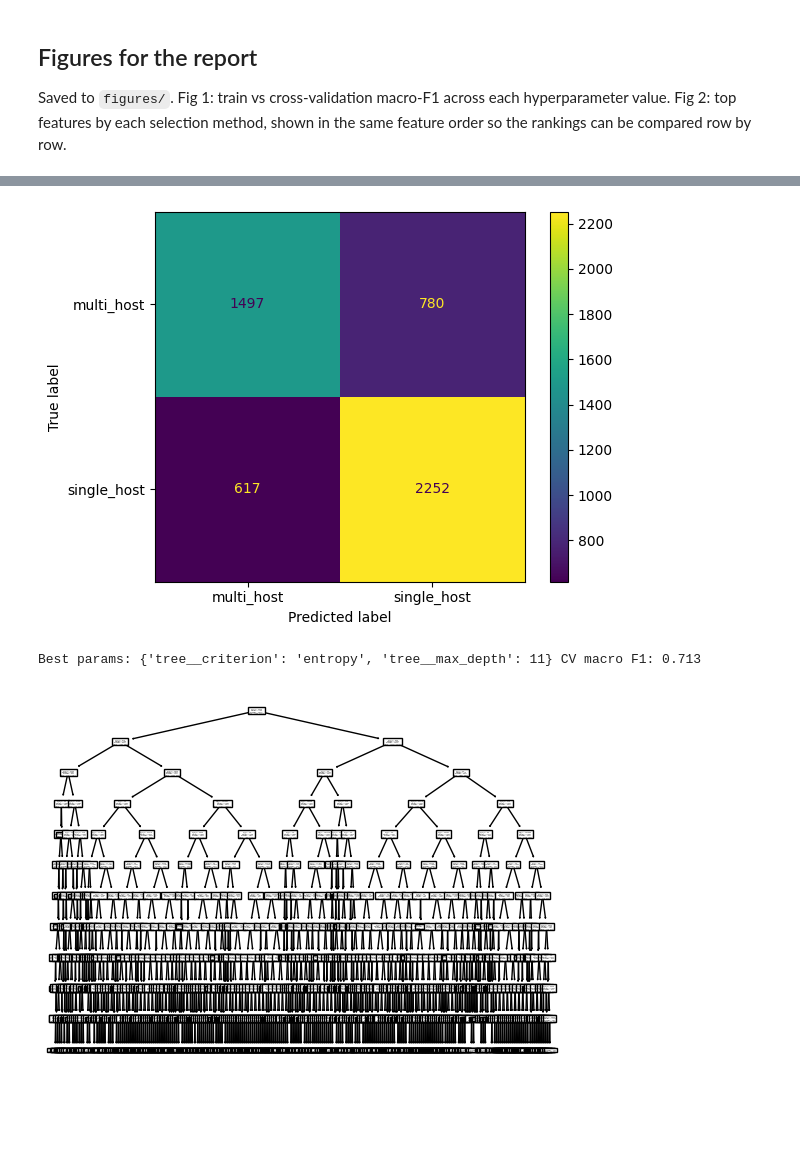
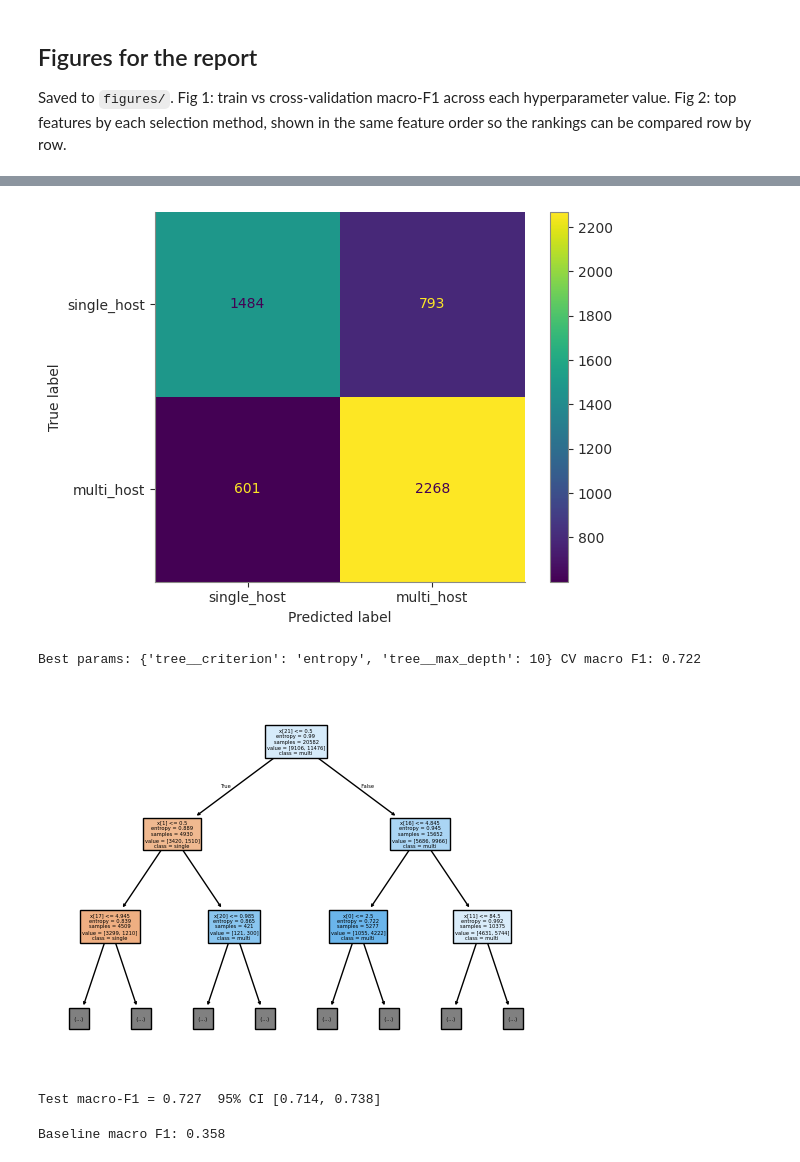
Before and after one commit to dorphen/EODP_assignment_2, a Jupyter notebook: code.ipynb, the cells around one changed output, grey strips where cells are left out. Cells and saved outputs as stored; diff of their text form; code cells hidden in the pictures; blank space fills up the shorter version.

```diff
--- a/code.ipynb
+++ b/code.ipynb
@@ -490,7 +576,8 @@ num_cols = ['hosts_time_as_host_years',
           'review_scores_communication',
           'review_scores_location',
           'review_scores_value',
-          'reviews_per_month']
+          'reviews_per_month',
+          'availability_365']
 
 cat_cols = ['consolidated_property_type']
 
@@ -545,39 +632,71 @@ Best params: {'knn__n_neighbors': 14, 'knn__weights': 'distance'} CV macro F1: 0
 # %%
 cm = confusion_matrix(y_test, y_pred)
-disp = ConfusionMatrixDisplay(confusion_matrix=cm, display_labels=['multi_host', 'single_host'])
+disp = ConfusionMatrixDisplay(confusion_matrix=cm, display_labels=['single_host', 'multi_host'])
 disp.plot()
 plt.show()
 # %% [output]
-[figure, old version]
+[figure, new version]
 # %%
 from sklearn.tree import DecisionTreeClassifier, plot_tree
 
 tree_preprocess = ColumnTransformer([
     ('num', SimpleImputer(strategy='median'), num_cols),
     ('cat', OneHotEncoder(handle_unknown='ignore'), cat_cols)  # all properties should have a type but unknown may carry information so gets its own type
 ])
 
 tree_pipeline = Pipeline([
     ('pre', tree_preprocess),
     ('tree', DecisionTreeClassifier())
 ])
 
 tree_grid = GridSearchCV(
     tree_pipeline, {
         'tree__criterion': ['entropy'],
-        'tree__max_depth': list(range(1, 21)) + [None]
+        'tree__max_depth': list(range(1, 36)) + [None]
     },
     cv=StratifiedKFold(n_splits=10, shuffle=True),
     scoring='f1_macro', n_jobs=-1
 )
 
 tree_grid.fit(X_train, y_train)
 print('Best params:', tree_grid.best_params_, 'CV macro F1:', round(tree_grid.best_score_, 3))
 
 y_pred_tree = tree_grid.predict(X_test)
 
-plot_tree(tree_grid.best_estimator_.named_steps['tree'])
+plot_tree(tree_grid.best_estimator_.named_steps['tree'], max_depth=2, class_names=['single', 'multi'], filled=True)
 plt.show()
 # %% [output]
-Best params: {'tree__criterion': 'entropy', 'tree__max_depth': 11} CV macro F1: 0.713
+Best params: {'tree__criterion': 'entropy', 'tree__max_depth': 10} CV macro F1: 0.722
-[figure, old version]
+[figure, new version]
+# %%
+from sklearn.metrics import f1_score
+import random
+
+y_true = list(y_test)
+y_pred = list(y_pred_tree)
+
+n = len(y_pred)
+
+bootstrap = []
+for i in range(1000):  # bootstrap 1000 samples
+    sample_ids = random.choices(range(n), k=n)
+    bootstrap.append(f1_score([y_true[j] for j in sample_ids], [y_pred[j] for j in sample_ids],
+                         average='macro'))
+
+bootstrap.sort()
+p1 = bootstrap[int(0.025 * len(bootstrap))]
+p2 = bootstrap[int(0.975 * len(bootstrap)) - 1]
+print(f"Test macro-F1 = {f1_score(y_true, y_pred, average='macro'):.3f}  95% CI [{p1:.3f}, {p2:.3f}]")
+# %% [output]
+Test macro-F1 = 0.727  95% CI [0.714, 0.738]
+# %%
+from sklearn.dummy import DummyClassifier
+from sklearn.metrics import f1_score
+
+baseline = DummyClassifier(strategy='most_frequent')
+baseline.fit(X_train, y_train)
+y_pred_baseline = baseline.predict(X_test)
+
+print('Baseline macro F1:', round(f1_score(y_test, y_pred_baseline, average='macro', zero_division=0), 3))
+# %% [output]
+Baseline macro F1: 0.358
```
Also changed, not shown: parts of 10 cells of this notebook.
